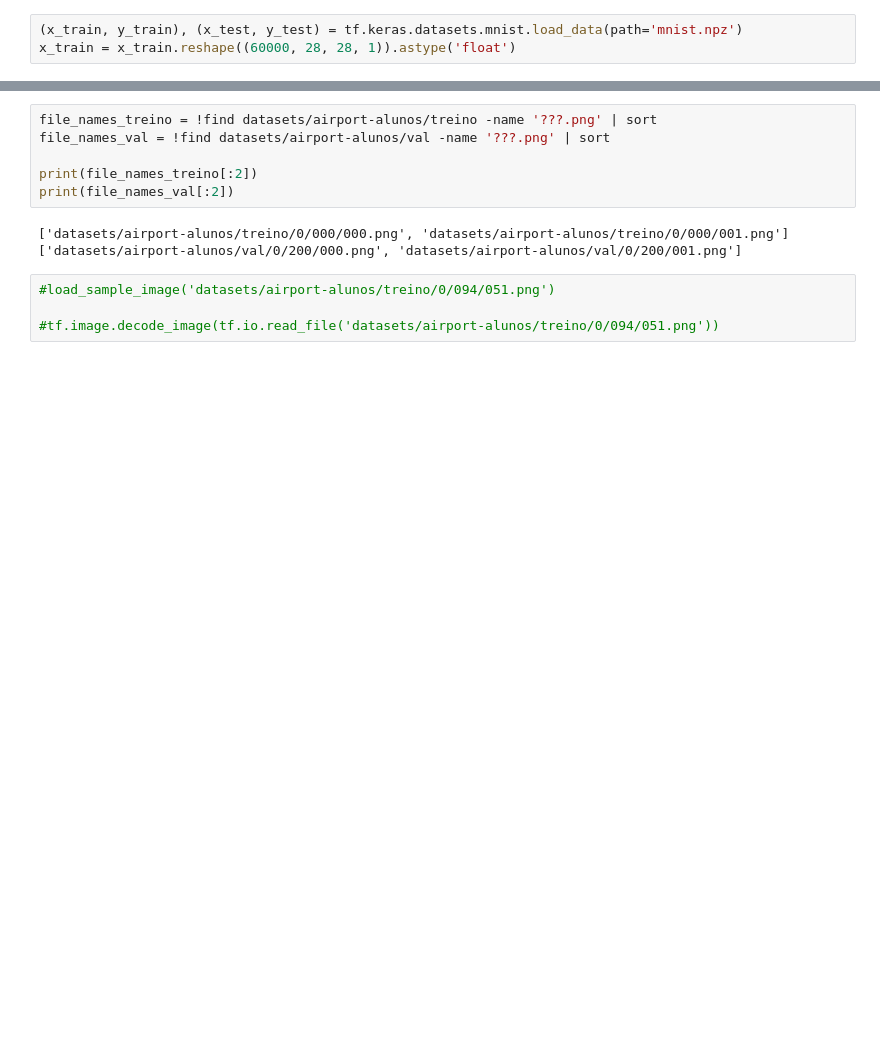
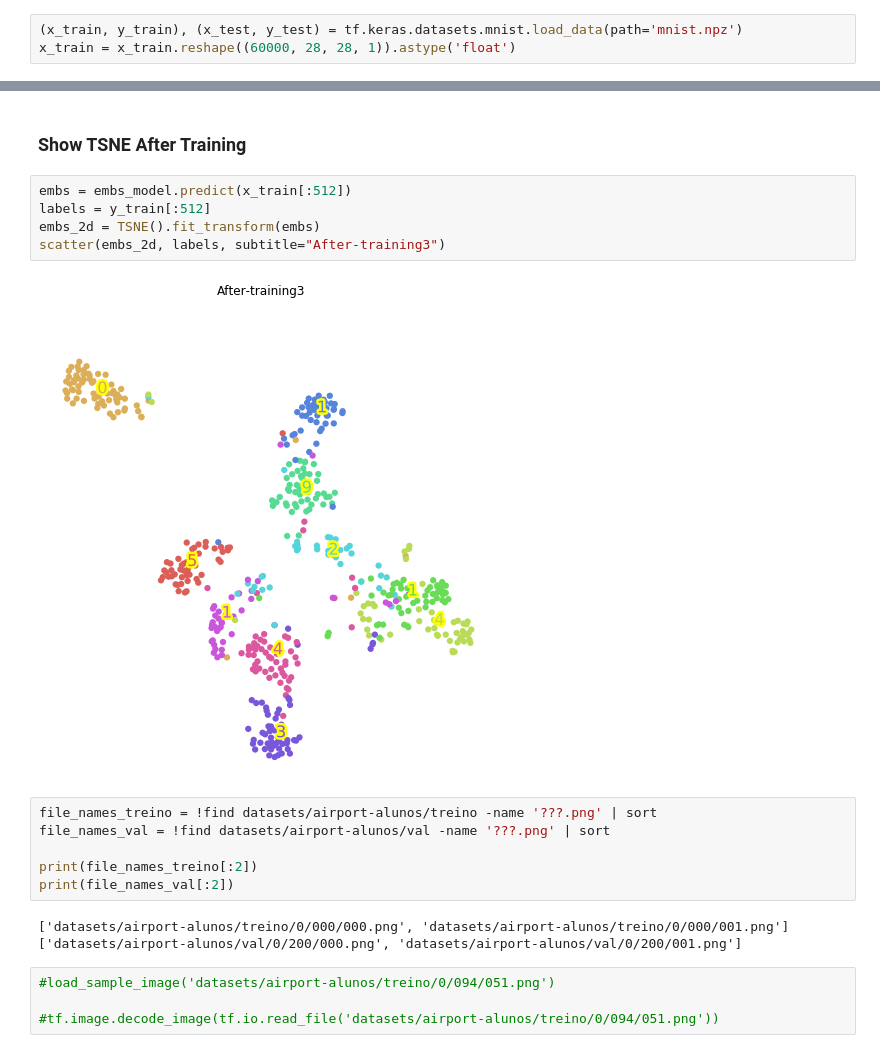
Before and after one commit to jblupus/ammd-siamesas, a Jupyter notebook: AMMD2_Siamesas_01.ipynb, the cells around one changed output, grey strips where cells are left out. Drawn from its saved outputs; the diff is of its cells as text; blank space fills up the shorter version.

```diff
--- a/AMMD2_Siamesas_01.ipynb
+++ b/AMMD2_Siamesas_01.ipynb
@@ -159,3 +252,12 @@ array([[998.208]], dtype=float32)
+# %% [markdown]
+### Show TSNE After Training
+# %%
+embs = embs_model.predict(x_train[:512])
+labels = y_train[:512]
+embs_2d = TSNE().fit_transform(embs)
+scatter(embs_2d, labels, subtitle="After-training3")
+# %% [output]
+[figure, added]
 # %%
 file_names_treino = !find datasets/airport-alunos/treino -name '???.png' | sort
 file_names_val = !find datasets/airport-alunos/val -name '???.png' | sort
```
Also changed, not shown: parts of 14 cells of this notebook, 1 other file.
